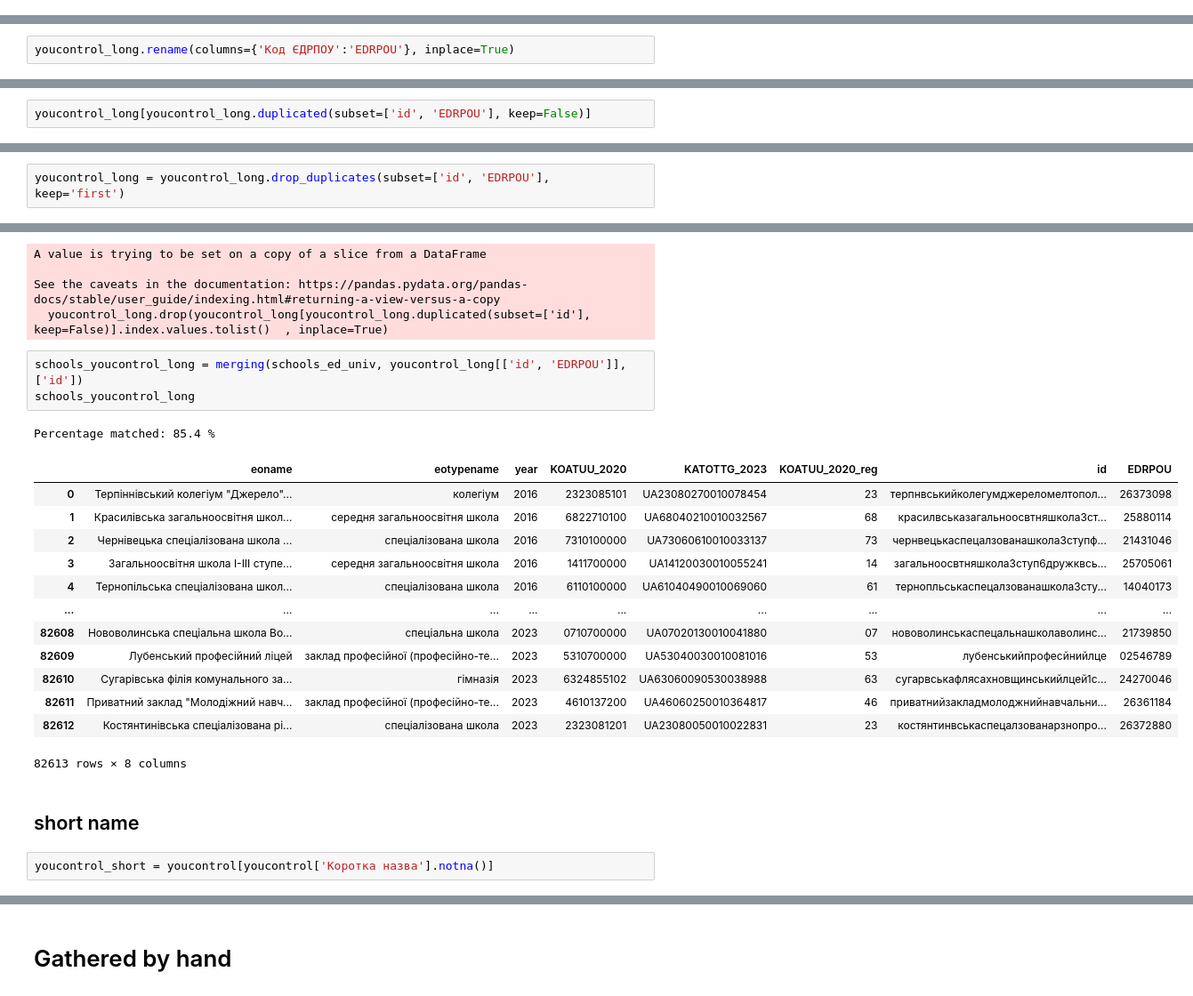
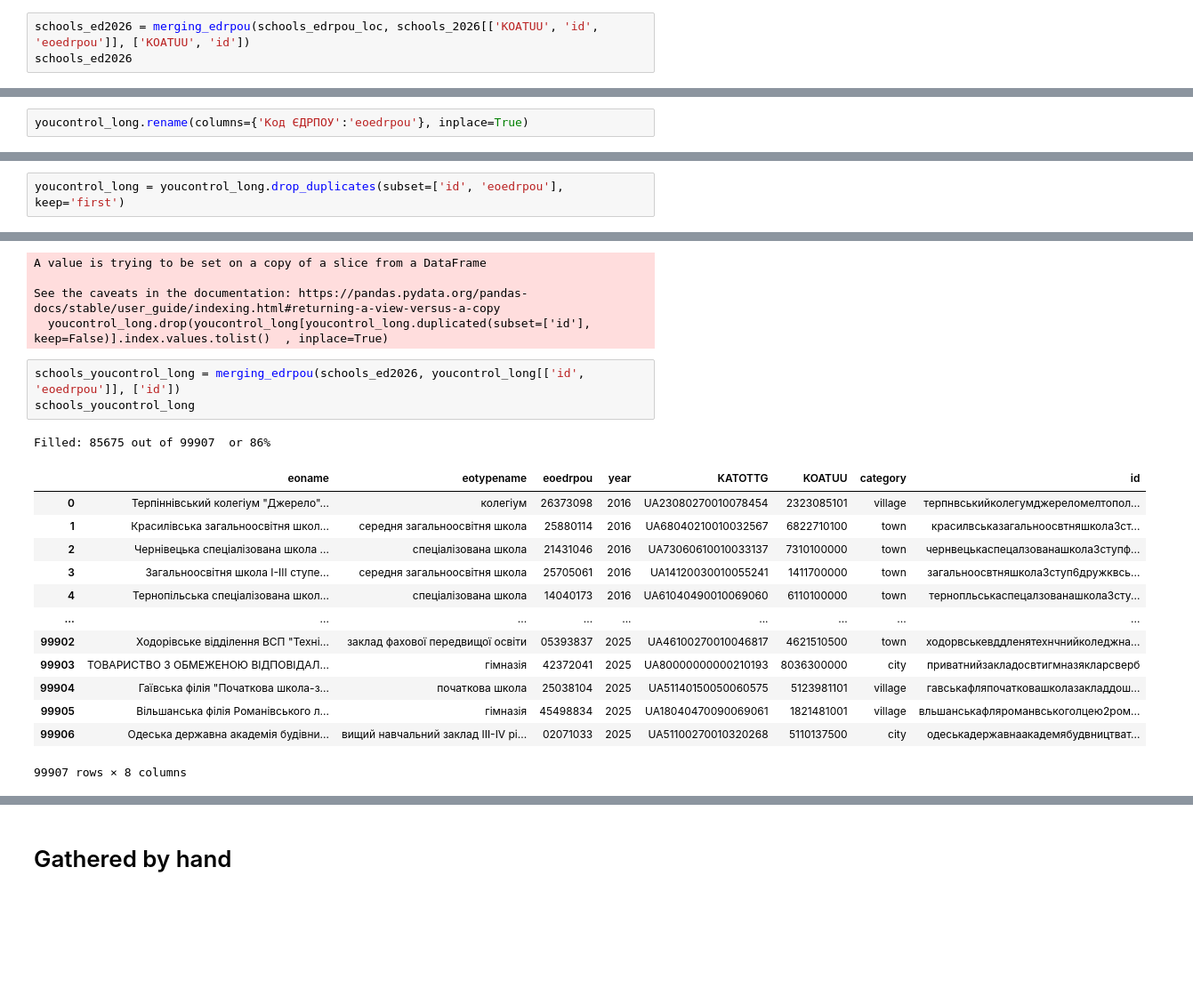
Before and after one commit to DataResponsibly/ZNO-Dataset, a Jupyter notebook: notebooks/tables_creation/Schools_table.ipynb, the cells around one changed output, grey strips where cells are left out. Shown at 89% size. Drawn from its saved outputs; the diff is of its cells as text; blank space fills up the shorter version.

Commit message:
schools_data before final fix

```diff
--- a/notebooks/tables_creation/Schools_table.ipynb
+++ b/notebooks/tables_creation/Schools_table.ipynb
@@ -1074,0 +416,3 @@ Percentage matched: 67.3 %
+# %%
+schools_ed2026 = merging_edrpou(schools_edrpou_loc, schools_2026[['KOATUU', 'id', 'eoedrpou']], ['KOATUU', 'id'])
+schools_ed2026
@@ -1147,7 +520,7 @@ See the caveats in the documentation: https://pandas.pydata.org/pandas-docs/stab
 | 80925 | 60043961 | ДЕРЕБЧИНСЬКИЙ ЛІЦЕЙ ДЖУРИНСЬКОЇ С... | ДЕРЕБЧИНСЬКИЙ ЛІЦЕЙ | деребчинськийлцейджуринськавницьк... |
 71455 rows × 4 columns
 # %%
-youcontrol_long.rename(columns={'Код ЄДРПОУ':'EDRPOU'}, inplace=True)
+youcontrol_long.rename(columns={'Код ЄДРПОУ':'eoedrpou'}, inplace=True)
 # %% [output]
 A value is trying to be set on a copy of a slice from a DataFrame
 
@@ -1160,2 +533,2 @@ youcontrol_long[(youcontrol_long.EDRPOU.str.len() < 8)&(youcontrol_long.EDRPOU.s
 # %%
-youcontrol_long[youcontrol_long.duplicated(subset=['id', 'EDRPOU'], keep=False)]
+youcontrol_long = youcontrol_long.drop_duplicates(subset=['id', 'eoedrpou'], keep='first')
@@ -1176,5 +535,3 @@ youcontrol_long[youcontrol_long.duplicated(subset=['id', 'EDRPOU'], keep=False)]
-# %%
-youcontrol_long = youcontrol_long.drop_duplicates(subset=['id', 'EDRPOU'], keep='first')
 # %%
 youcontrol_long[youcontrol_long.duplicated(subset=['id'], keep=False)]
 # %% [output]
@@ -1199,24 +556,20 @@ A value is trying to be set on a copy of a slice from a DataFrame
 See the caveats in the documentation: https://pandas.pydata.org/pandas-docs/stable/user_guide/indexing.html#returning-a-view-versus-a-copy
   youcontrol_long.drop(youcontrol_long[youcontrol_long.duplicated(subset=['id'], keep=False)].index.values.tolist()  , inplace=True)
 # %%
-schools_youcontrol_long = merging(schools_ed_univ, youcontrol_long[['id', 'EDRPOU']], ['id'])
+schools_youcontrol_long = merging_edrpou(schools_ed2026, youcontrol_long[['id', 'eoedrpou']], ['id'])
 schools_youcontrol_long
 # %% [output]
-Percentage matched: 85.4 %
+Filled: 85675 out of 99907  or 86%
-|  | eoname | eotypename | year | KOATUU_2020 | KATOTTG_2023 | KOATUU_2020_reg | id | EDRPOU |
-| 0 | Терпіннівський колегіум "Джерело"... | колегіум | 2016 | 2323085101 | UA23080270010078454 | 23 | терпнвськийколегумджереломелтопол... | 26373098 |
-| 1 | Красилівська загальноосвітня школ... | середня загальноосвітня школа | 2016 | 6822710100 | UA68040210010032567 | 68 | красилвськазагальноосвтняшкола3ст... | 25880114 |
-| 2 | Чернівецька спеціалізована школа ... | спеціалізована школа | 2016 | 7310100000 | UA73060610010033137 | 73 | чернвецькаспецалзованашкола3ступф... | 21431046 |
-| 3 | Загальноосвітня школа I-III ступе... | середня загальноосвітня школа | 2016 | 1411700000 | UA14120030010055241 | 14 | загальноосвтняшкола3ступ6дружквсь... | 25705061 |
-| 4 | Тернопільська спеціалізована школ... | спеціалізована школа | 2016 | 6110100000 | UA61040490010069060 | 61 | тернопльськаспецалзованашкола3сту... | 14040173 |
+|  | eoname | eotypename | eoedrpou | year | KATOTTG | KOATUU | category | id |
+| 0 | Терпіннівський колегіум "Джерело"... | колегіум | 26373098 | 2016 | UA23080270010078454 | 2323085101 | village | терпнвськийколегумджереломелтопол... |
+| 1 | Красилівська загальноосвітня школ... | середня загальноосвітня школа | 25880114 | 2016 | UA68040210010032567 | 6822710100 | town | красилвськазагальноосвтняшкола3ст... |
+| 2 | Чернівецька спеціалізована школа ... | спеціалізована школа | 21431046 | 2016 | UA73060610010033137 | 7310100000 | town | чернвецькаспецалзованашкола3ступф... |
+| 3 | Загальноосвітня школа I-III ступе... | середня загальноосвітня школа | 25705061 | 2016 | UA14120030010055241 | 1411700000 | town | загальноосвтняшкола3ступ6дружквсь... |
+| 4 | Тернопільська спеціалізована школ... | спеціалізована школа | 14040173 | 2016 | UA61040490010069060 | 6110100000 | town | тернопльськаспецалзованашкола3сту... |
 | ... | ... | ... | ... | ... | ... | ... | ... | ... |
-| 82608 | Нововолинська спеціальна школа Во... | спеціальна школа | 2023 | 0710700000 | UA07020130010041880 | 07 | нововолинськаспецальнашколаволинс... | 21739850 |
-| 82609 | Лубенський професійний ліцей | заклад професійної (професійно-те... | 2023 | 5310700000 | UA53040030010081016 | 53 | лубенськийпрофесйнийлце | 02546789 |
-| 82610 | Сугарівська філія комунального за... | гімназія | 2023 | 6324855102 | UA63060090530038988 | 63 | сугарвськафлясахновщинськийлцей1с... | 24270046 |
-| 82611 | Приватний заклад "Молодіжний навч... | заклад професійної (професійно-те... | 2023 | 4610137200 | UA46060250010364817 | 46 | приватнийзакладмолоджнийнавчальни... | 26361184 |
-| 82612 | Костянтинівська спеціалізована рі... | спеціалізована школа | 2023 | 2323081201 | UA23080050010022831 | 23 | костянтинвськаспецалзованарзнопро... | 26372880 |
+| 99902 | Ходорівське відділення ВСП "Техні... | заклад фахової передвищої освіти | 05393837 | 2025 | UA46100270010046817 | 4621510500 | town | ходорвськевддленятехнчнийколеджна... |
+| 99903 | ТОВАРИСТВО З ОБМЕЖЕНОЮ ВІДПОВІДАЛ... | гімназія | 42372041 | 2025 | UA80000000000210193 | 8036300000 | city | приватнийзакладосвтигмназякларсверб |
+| 99904 | Гаївська філія "Початкова школа-з... | початкова школа | 25038104 | 2025 | UA51140150050060575 | 5123981101 | village | гавськафляпочатковашколазакладдош... |
+| 99905 | Вільшанська філія Романівського л... | гімназія | 45498834 | 2025 | UA18040470090069061 | 1821481001 | village | вльшанськафляроманвськоголцею2ром... |
+| 99906 | Одеська державна академія будівни... | вищий навчальний заклад III-IV рі... | 02071033 | 2025 | UA51100270010320268 | 5110137500 | city | одеськадержавнаакадемябудвництват... |
-82613 rows × 8 columns
+99907 rows × 8 columns
-# %% [markdown]
-## short name
-# %%
-youcontrol_short = youcontrol[youcontrol['Коротка назва'].notna()]
```
Also changed, not shown: parts of 216 cells of this notebook.
